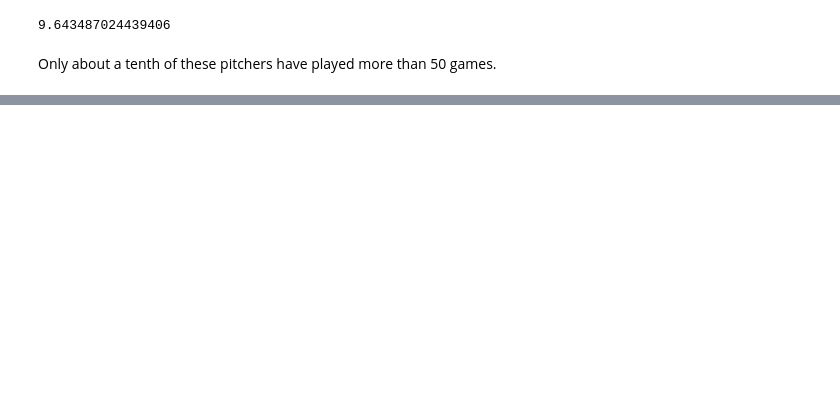
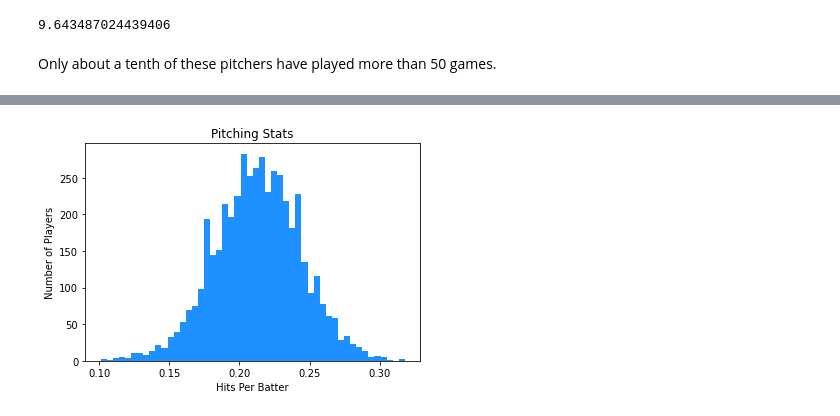
Before and after one commit to aradaha/Baseball-Stats-Project, a Jupyter notebook: Capstone.ipynb, the cells around one changed output, grey strips where cells are left out. Saved outputs shown, nothing was run; the diff lists cells and outputs as text; code cells hidden in the pictures; blank space fills up the shorter version.

```diff
--- a/Capstone.ipynb
+++ b/Capstone.ipynb
@@ -505,0 +518,9 @@ Only about a tenth of these pitchers have played more than 50 games.
+# %%
+# This stat isn't a good one to have
+Pitching2 = Pitching.copy()
+PitchingZero = Pitching2[Pitching2['hitsPerBatter'] == 0.000].index
+Pitching2.drop(PitchingZero, inplace = True)
+toplot(Pitching2, 'hitsPerBatter', 50, "Pitching Stats",
+        "Hits Per Batter", "Number of Players", "hist", "dodgerblue")
+# %% [output]
+[figure, added]
```
Also changed, not shown: parts of 5 cells of this notebook.
